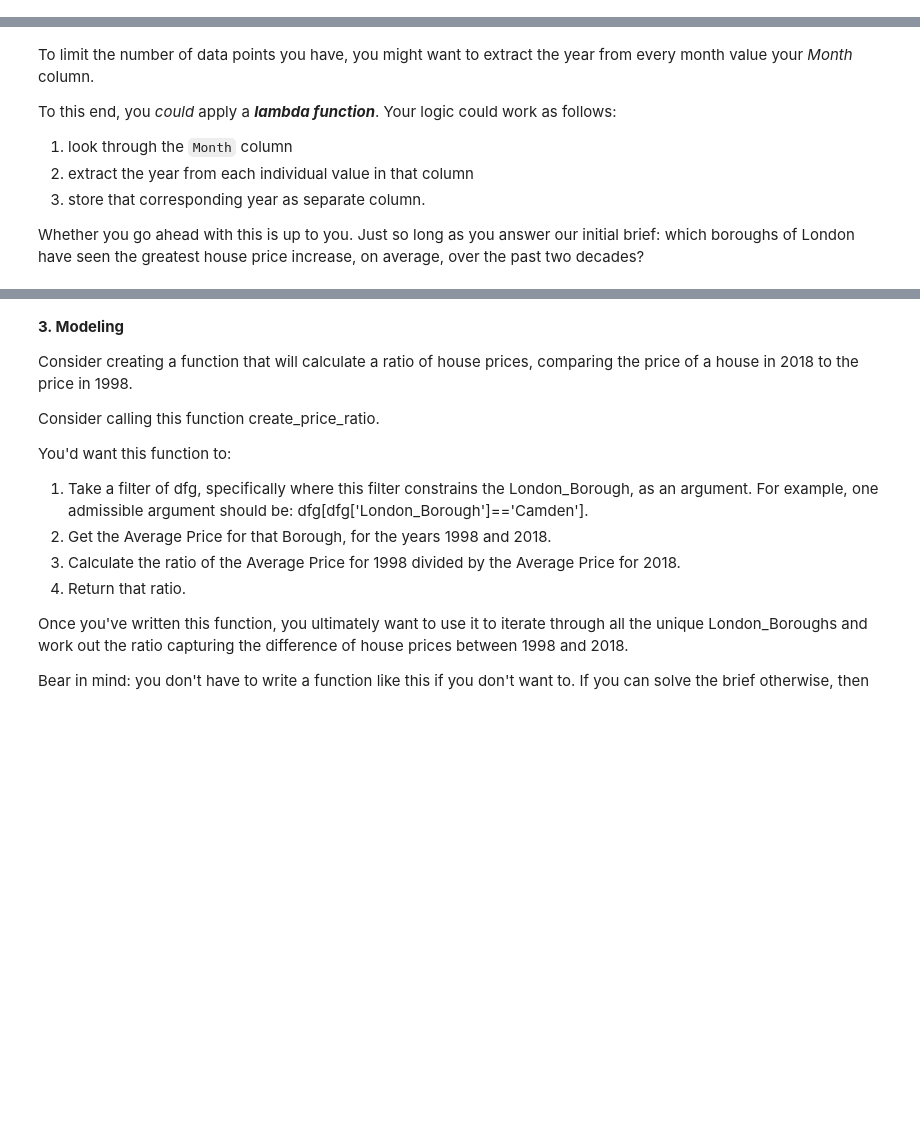
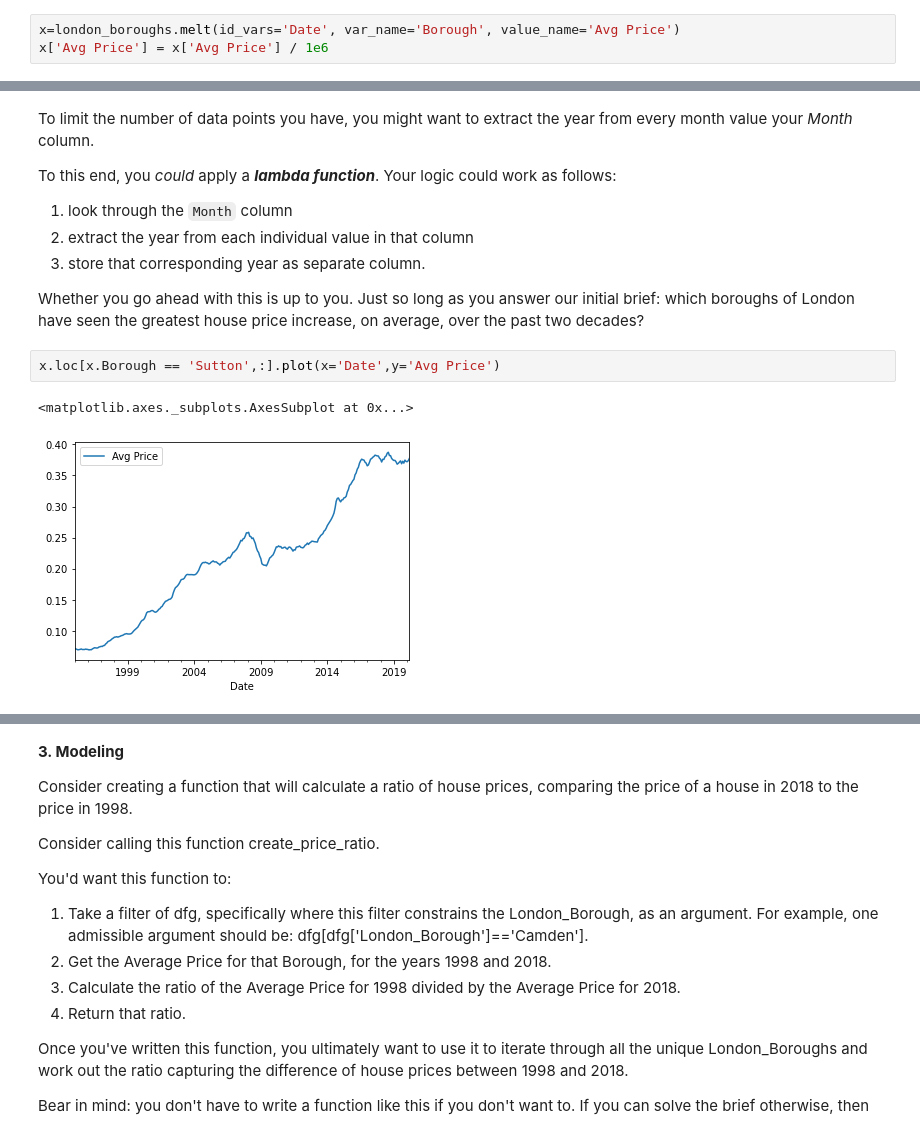
Before and after one commit to lawrence009/dsc, a Jupyter notebook: Springboard Unit 4 Challenge.ipynb, the cells around one changed output, grey strips where cells are left out. Cells and saved outputs as stored; diff of their text form; blank space fills up the shorter version.

Commit message:
inital viz of London borough avg house prices in the last decade

```diff
--- a/Springboard Unit 4 Challenge.ipynb
+++ b/Springboard Unit 4 Challenge.ipynb
@@ -141,0 +126,3 @@ x.groupby('variable').nunique()
+# %%
+x=london_boroughs.melt(id_vars='Date', var_name='Borough', value_name='Avg Price')
+x['Avg Price'] = x['Avg Price'] / 1e6
@@ -154,3 +185,8 @@ To this end, you *could* apply a ***lambda function***. Your logic could work as
 3. store that corresponding year as separate column.
 
 Whether you go ahead with this is up to you. Just so long as you answer our initial brief: which boroughs of London have seen the greatest house price increase, on average, over the past two decades?
+# %%
+x.loc[x.Borough == 'Sutton',:].plot(x='Date',y='Avg Price')
+# %% [output]
+<matplotlib.axes._subplots.AxesSubplot at 0x...>
+[figure, added]
```
Also changed, not shown: parts of 8 cells of this notebook.
